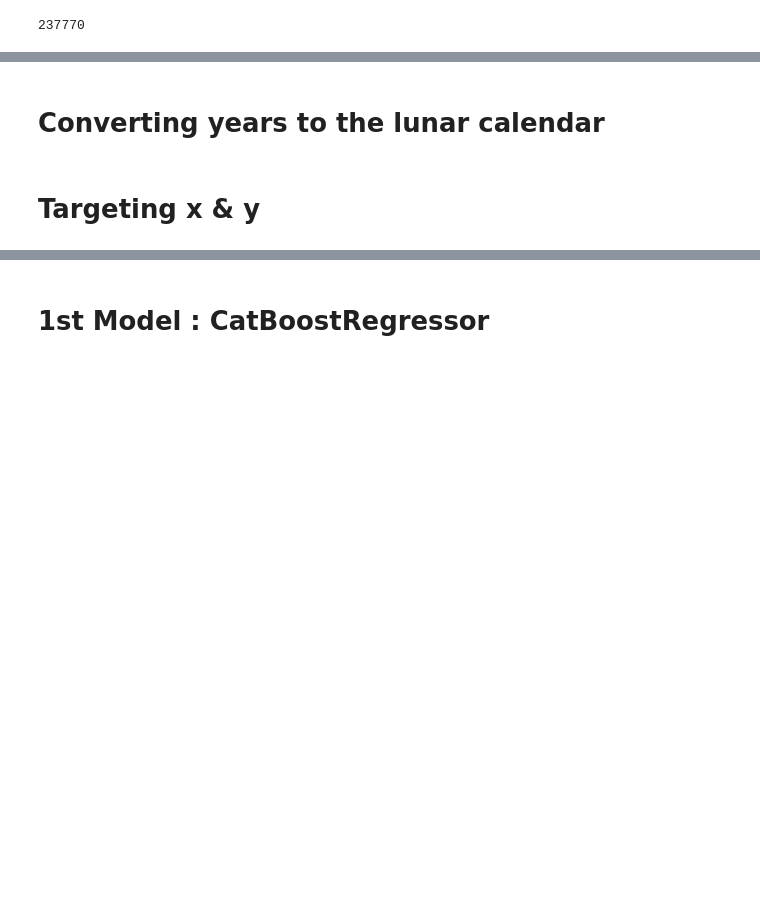
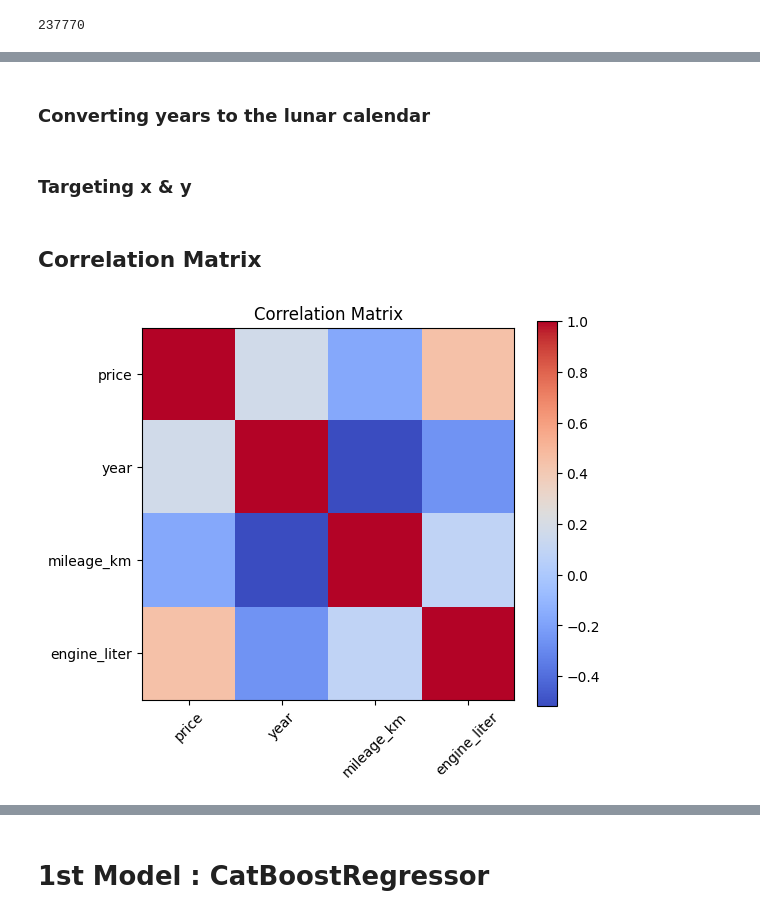
Before and after one commit to Kourosh-Asadi/Car-Price-Prediction-using-Machine-Learning, a Jupyter notebook: Model.ipynb, the cells around one changed output, grey strips where cells are left out. Saved outputs shown, nothing was run; the diff lists cells and outputs as text; code cells hidden in the pictures; blank space fills up the shorter version.

```diff
--- a/Model.ipynb
+++ b/Model.ipynb
@@ -33,5 +35,5 @@ df.size
 # %% [markdown]
-# Converting years to the lunar calendar
+### Converting years to the lunar calendar
 # %%
 def shamsi_to_gregorian(year):
 
@@ -43,8 +45,26 @@ def shamsi_to_gregorian(year):
     return year
 df["year"] = df["year"].apply(shamsi_to_gregorian)
 # %% [markdown]
-# Targeting x & y
+### Targeting x & y
 # %%
 x = df[['year', 'mileage_km','engine_liter','brand', 'transmission', 'body_status','body_color']]
 y=df['price']
 cat_features = ['brand', 'transmission', 'body_status','body_color']
+# %% [markdown]
+## Correlation Matrix
+# %%
+import matplotlib.pyplot as plt
+
+corr = df[["price", "year", "mileage_km", "engine_liter"]].corr()
+
+plt.figure(figsize=(6,5))
+plt.imshow(corr, cmap="coolwarm")
+plt.xticks(range(len(corr.columns)), corr.columns, rotation=45)
+plt.yticks(range(len(corr.columns)), corr.columns)
+plt.colorbar()
+
+plt.title("Correlation Matrix")
+
+plt.show()
+# %% [output]
+[figure, added]
```
Also changed, not shown: parts of 11 cells of this notebook.
